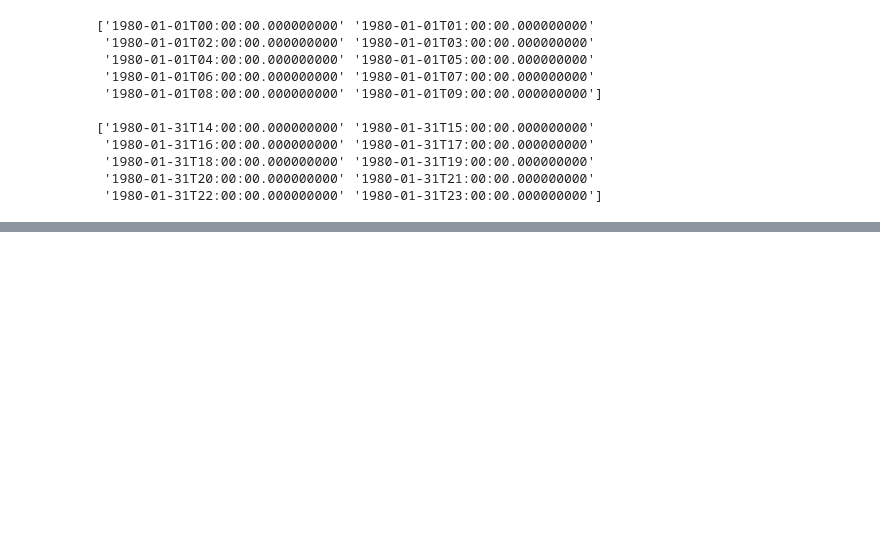
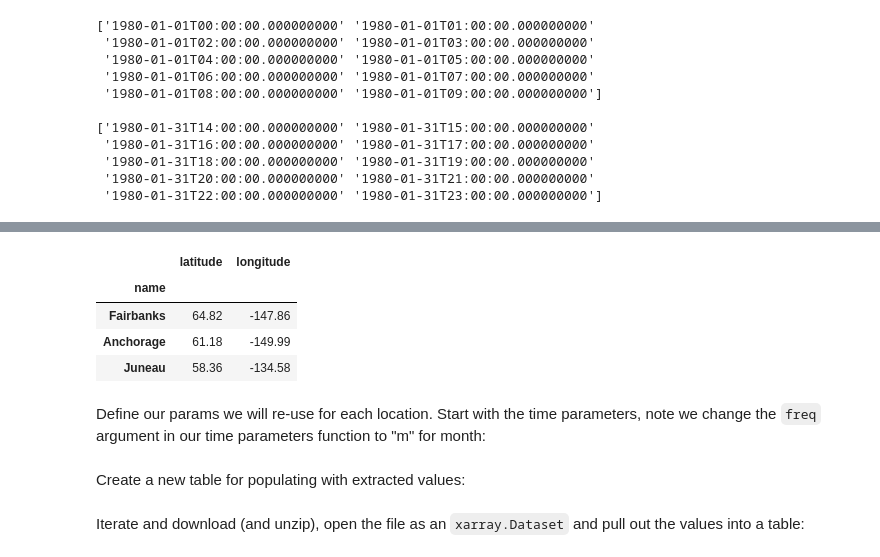
Before and after one commit to ua-snap/ardac-toolbox, a Jupyter notebook: notebooks/era5_access.ipynb, the cells around one changed output, grey strips where cells are left out. Cells and saved outputs as stored; diff of their text form; code cells hidden in the pictures; blank space fills up the shorter version.

```diff
--- a/notebooks/era5_access.ipynb
+++ b/notebooks/era5_access.ipynb
@@ -183,0 +294,17 @@ print(ds.time.values[-10:])
+# %%
+df = pd.DataFrame(
+    {
+        "latitude": [64.82, 61.18, 58.36],
+        "longitude": [-147.86, -149.99, -134.58],
+        "name": ["Fairbanks", "Anchorage", "Juneau"],
+    }
+).set_index("name")
+df
+# %% [output]
+|  | latitude | longitude |
+| name |  |  |
+| Fairbanks | 64.82 | -147.86 |
+| Anchorage | 61.18 | -149.99 |
+| Juneau | 58.36 | -134.58 |
+# %% [markdown]
+Define our params we will re-use for each location. Start with the time parameters, note we change the `freq` argument in our time parameters function to "m" for month:
@@ -183,0 +323,2 @@ print(ds.time.values[-10:])
+# %% [markdown]
+Create a new table for populating with extracted values:
@@ -183,0 +327,2 @@ print(ds.time.values[-10:])
+# %% [markdown]
+Iterate and download (and unzip), open the file as an `xarray.Dataset` and pull out the values into a table:
```
Also changed, not shown: parts of 25 cells of this notebook, 1 other file.
